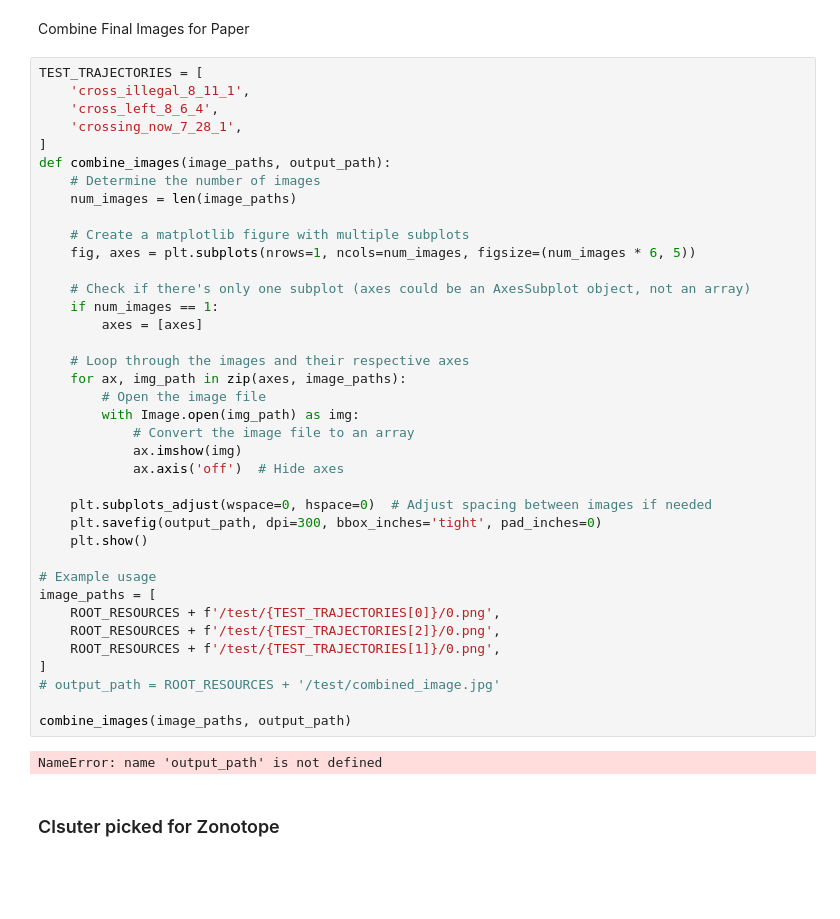
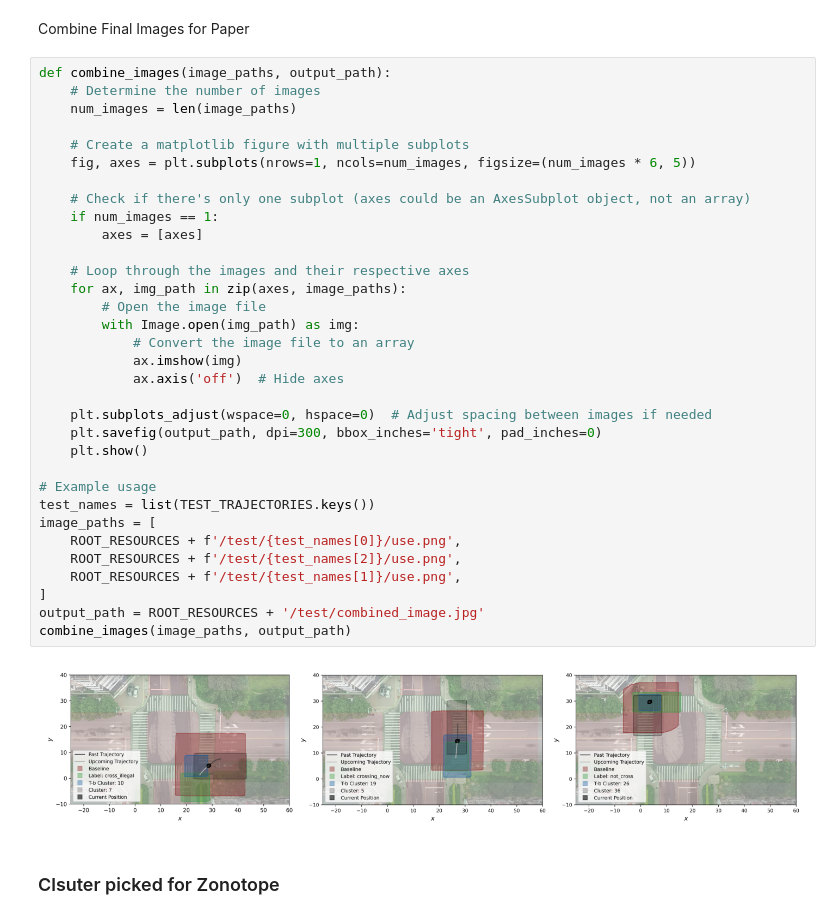
Before and after one commit to kfragkedaki/Pedestrian_Project, a Jupyter notebook: labeling_oracle_Soderlund.ipynb, the cells around one changed output. Saved outputs shown, nothing was run; the diff lists cells and outputs as text; blank space fills up the shorter version.

```diff
--- a/labeling_oracle_Soderlund.ipynb
+++ b/labeling_oracle_Soderlund.ipynb
@@ -92,45 +180,40 @@ TypeError: create_io_state() got multiple values for argument 'drop_equal'
 # %% [markdown]
 Combine Final Images for Paper
 # %%
-TEST_TRAJECTORIES = [
-    'cross_illegal_8_11_1',
-    'cross_left_8_6_4',
-    'crossing_now_7_28_1',
-]
 def combine_images(image_paths, output_path):
     # Determine the number of images
     num_images = len(image_paths)
 
     # Create a matplotlib figure with multiple subplots
     fig, axes = plt.subplots(nrows=1, ncols=num_images, figsize=(num_images * 6, 5))
 
     # Check if there's only one subplot (axes could be an AxesSubplot object, not an array)
     if num_images == 1:
         axes = [axes]
 
     # Loop through the images and their respective axes
     for ax, img_path in zip(axes, image_paths):
         # Open the image file
         with Image.open(img_path) as img:
             # Convert the image file to an array
             ax.imshow(img)
             ax.axis('off')  # Hide axes
 
     plt.subplots_adjust(wspace=0, hspace=0)  # Adjust spacing between images if needed
     plt.savefig(output_path, dpi=300, bbox_inches='tight', pad_inches=0)
     plt.show()
 
 # Example usage
+test_names = list(TEST_TRAJECTORIES.keys())
 image_paths = [
-    ROOT_RESOURCES + f'/test/{TEST_TRAJECTORIES[0]}/0.png',
-    ROOT_RESOURCES + f'/test/{TEST_TRAJECTORIES[2]}/0.png',
-    ROOT_RESOURCES + f'/test/{TEST_TRAJECTORIES[1]}/0.png',
+    ROOT_RESOURCES + f'/test/{test_names[0]}/use.png',
+    ROOT_RESOURCES + f'/test/{test_names[2]}/use.png',
+    ROOT_RESOURCES + f'/test/{test_names[1]}/use.png',
 ]
-# output_path = ROOT_RESOURCES + '/test/combined_image.jpg'
-
+output_path = ROOT_RESOURCES + '/test/combined_image.jpg'
 combine_images(image_paths, output_path)
 # %% [output]
-NameError: name 'output_path' is not defined
+[figure, added]
 # %% [markdown]
 ### Clsuter picked for Zonotope
 # %%
```
Also changed, not shown: parts of 5 cells of this notebook, 12 other files.
